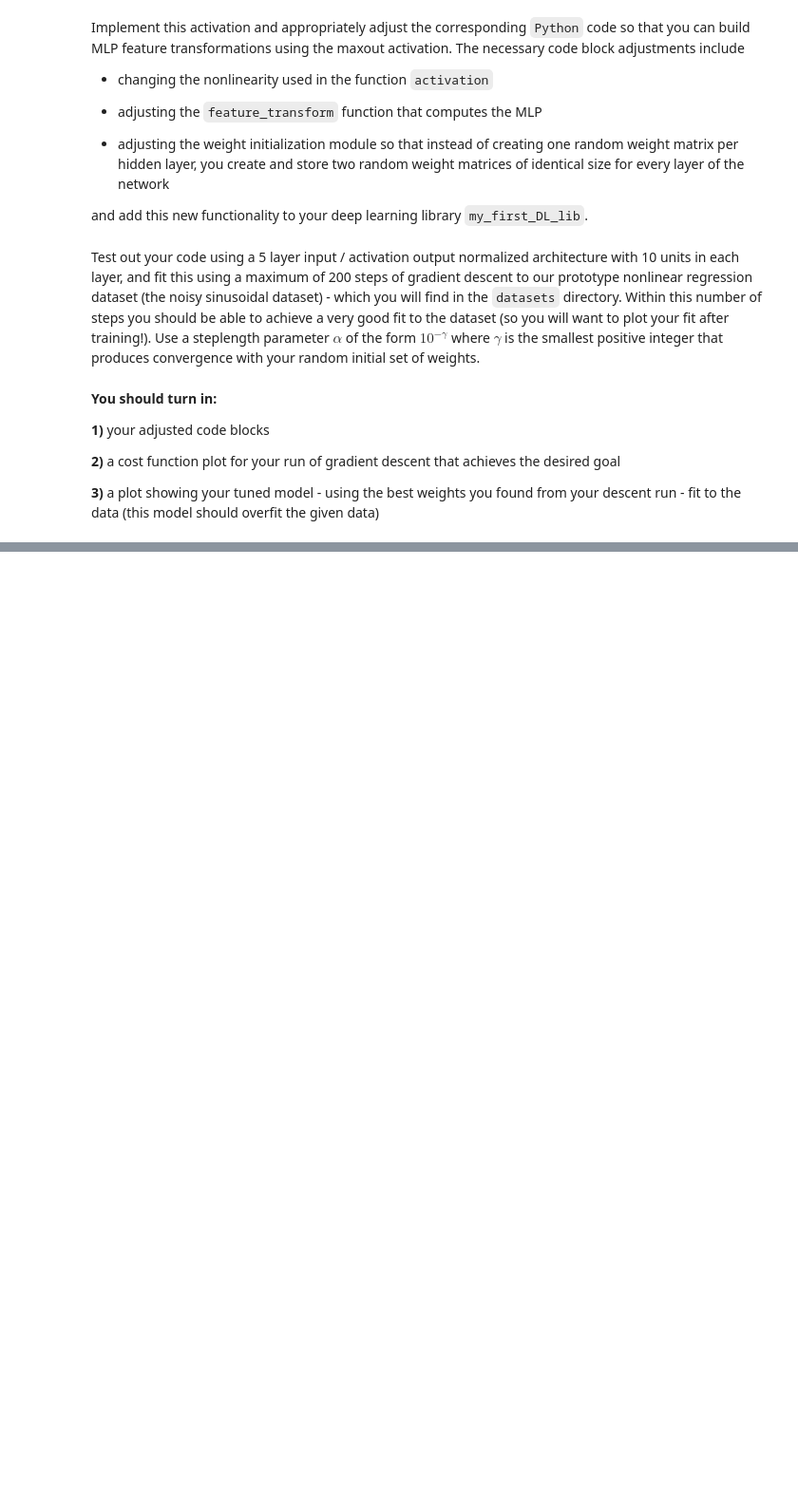
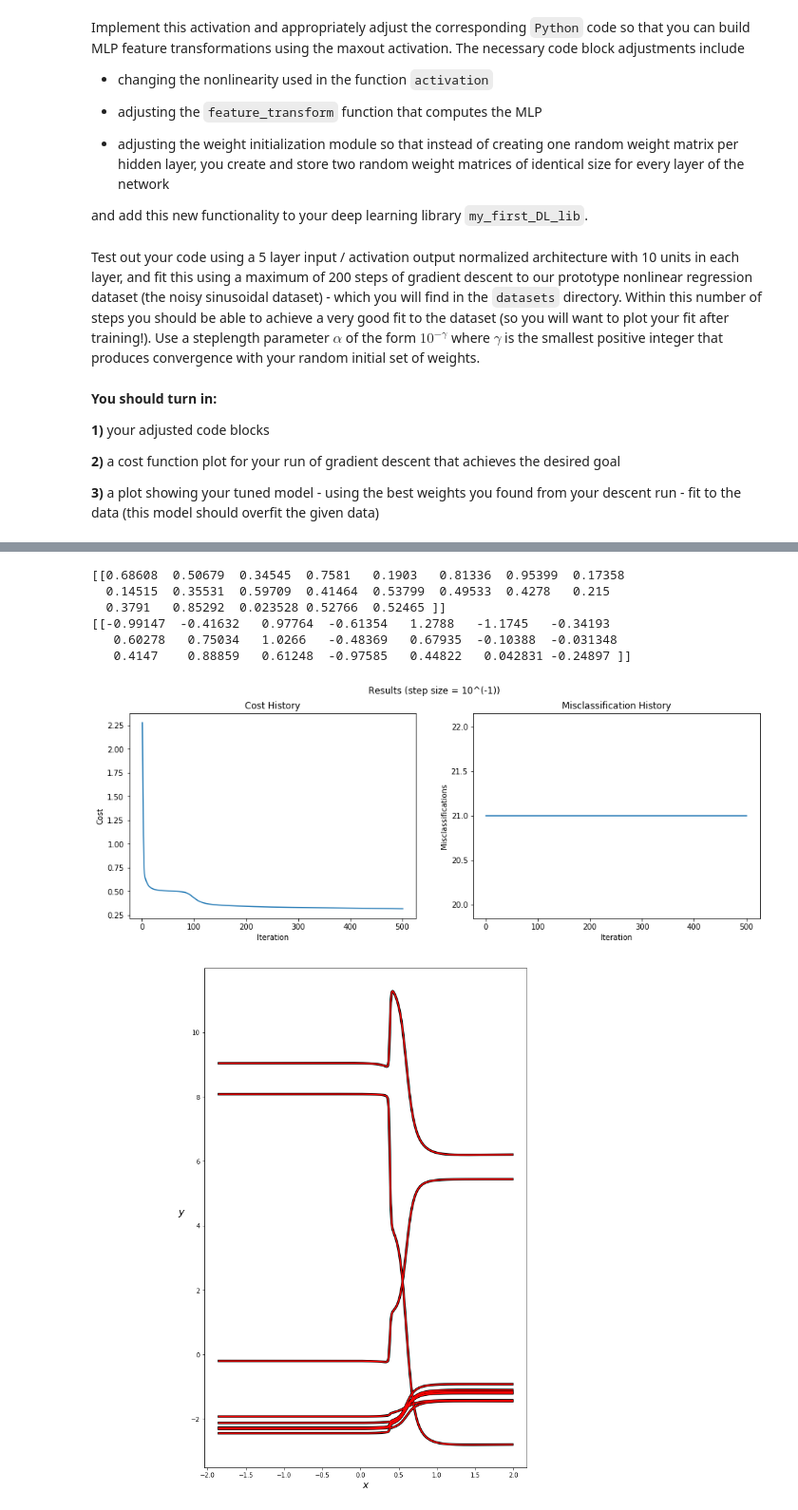
Before and after one commit to aamirhatim/deep_learning, a Jupyter notebook: hw3/DL_hw3_exercise_2.ipynb, the cells around one changed output, grey strips where cells are left out. Shown: that part at 95% size. Saved outputs shown, nothing was run; the diff lists cells and outputs as text; code cells hidden in the pictures; blank space fills up the shorter version.

```diff
--- a/hw3/DL_hw3_exercise_2.ipynb
+++ b/hw3/DL_hw3_exercise_2.ipynb
@@ -68 +118,35 @@ Test out your code using a 5 layer input / activation output normalized architec
+# %%
+from dl_lib import deep_learner as DL
+import autograd.numpy as np
+
+csvname = "datasets/noisy_sin_sample.csv"
+data = np.loadtxt(csvname, delimiter = ",")
+x = data[:-1,:]
+y = data[-1:,:]
+print(x)
+print(y)
+
+dl = DL.Setup(x, y)
+layer_sizes = [1,10,10,10,10]
+dl.choose_features(name = 'multilayer_perceptron', layer_sizes = layer_sizes, scale = 0.1, activation = 'tanh')
+dl.choose_normalizer(name = 'standard')
+dl.choose_cost(name = 'multiclass_softmax')
+dl.optimize(alpha_choice = 1)
+dl.show_history()
+
+ind = np.argmin(dl.costs[0])
+w_best = dl.weights[0][ind]
+dl.plot_model(w_best,dl.model,normalizer = dl.normalizer)
+
+# w = dl.weight_matrix()
+# print(w)
+# %% [output]
+[[0.68608  0.50679  0.34545  0.7581   0.1903   0.81336  0.95399  0.17358
+  0.14515  0.35531  0.59709  0.41464  0.53799  0.49533  0.4278   0.215
+  0.3791   0.85292  0.023528 0.52766  0.52465 ]]
+[[-0.99147  -0.41632   0.97764  -0.61354   1.2788   -1.1745   -0.34193
+   0.60278   0.75034   1.0266   -0.48369   0.67935  -0.10388  -0.031348
+   0.4147    0.88859   0.61248  -0.97585   0.44822   0.042831 -0.24897 ]]
+[figure, added]
+[figure, added]
 # %%
```
Also changed, not shown: parts of 3 cells of this notebook, 8 other files.
